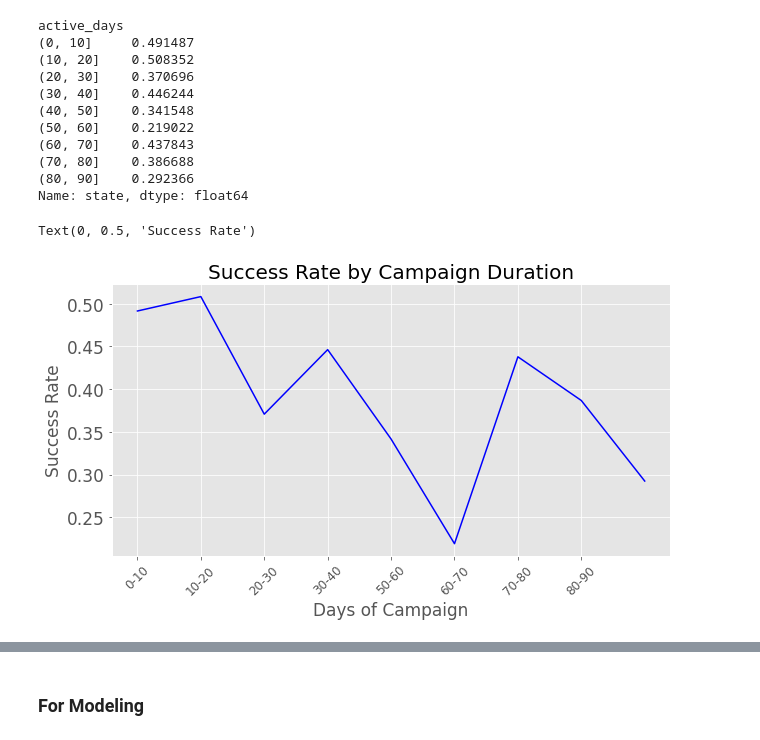
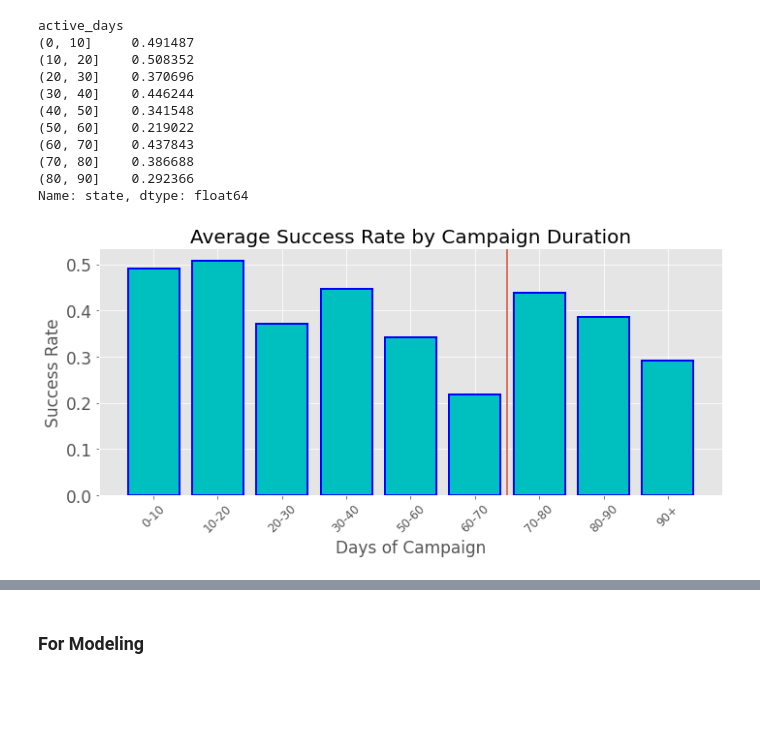
Before and after one commit to benkarlsberg/Ensemble-Deep-Learning-Model-Predict-Kickstarter-Success, a Jupyter notebook: EDA.ipynb, the cells around one changed output, grey strips where cells are left out. Cells and saved outputs as stored; diff of their text form; code cells hidden in the pictures; blank space fills up the shorter version.

```diff
--- a/EDA.ipynb
+++ b/EDA.ipynb
@@ -705,20 +750,22 @@ Name: state, dtype: float64
 # %%
 # plot active days (x) to success rate (y)
 
 fig, ax = plt.subplots(1, figsize = (10, 5))
-x_axis = np.arange(93)
+labels = ['0-10', '10-20', '20-30', '30-40', '50-60', '60-70','70-80','80-90', '90+']
+x = np.arange(len(labels))
 
-ax.plot(success_rate, color='b')
-labels = ['0-10', '10-20', '20-30', '30-40', '50-60', '60-70','70-80','80-90']
-x = np.arange(len(labels))
-ax.set_title('Success Rate by Campaign Duration')
+ax.bar(x, success_rate, color='c', edgecolor = 'b', linewidth = '2')
+ax.set_title('Average Success Rate by Campaign Duration')
 ax.set_xticks(x)
 ax.set_xticklabels(labels, rotation=45, size = 12)
 ax.set_xlabel('Days of Campaign')
 ax.set_ylabel('Success Rate')
+ax.axvline(x=5.5, ymin=0, ymax=1, label = 'rule')
+
+plt.tight_layout()
+plt.savefig('images/duration_success_rate.jpg')
 # %% [output]
-Text(0, 0.5, 'Success Rate')
-[figure, old version]
+[figure, new version]
 # %%
 # how many days until state reached?
 
```
Also changed, not shown: parts of 6 cells of this notebook, 11 other files.
